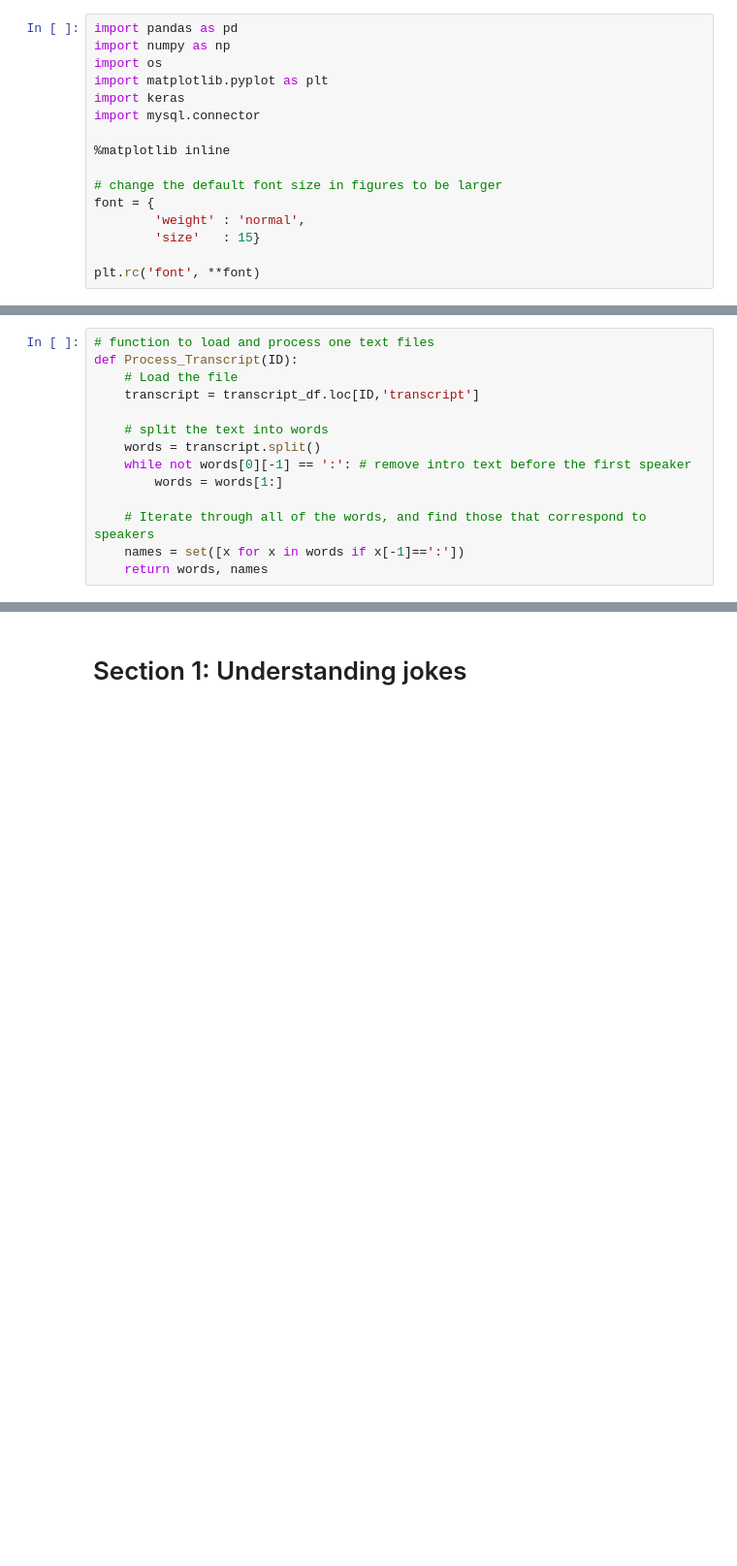
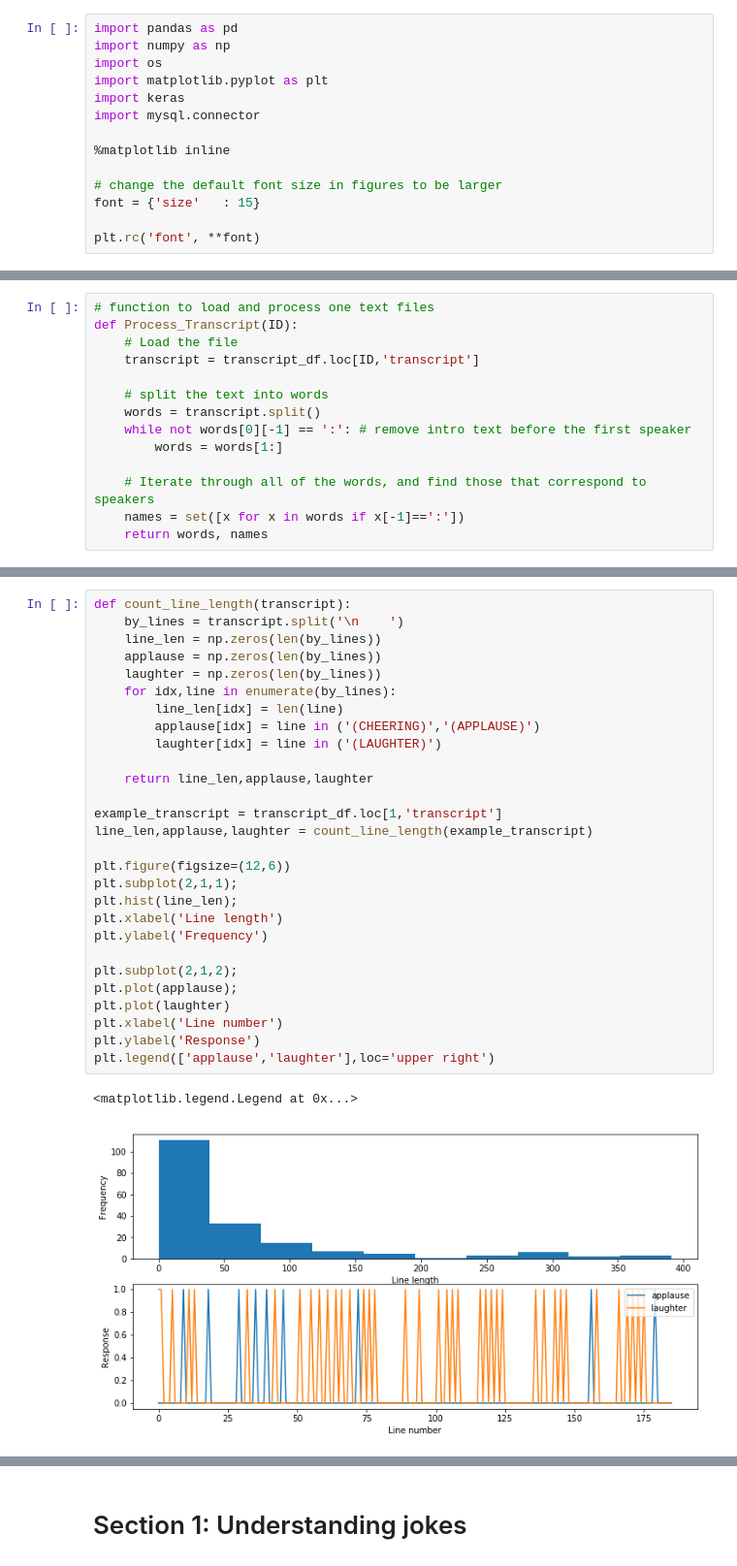
Before and after one commit to coraames/WaitWait, a Jupyter notebook: Wait Wait, Don't Analyze Me!.ipynb, the cells around one changed output, grey strips where cells are left out. Shown: that part at 97% size. Drawn from its saved outputs; the diff is of its cells as text; blank space fills up the shorter version.

```diff
--- a/Wait Wait, Don't Analyze Me!.ipynb
+++ b/Wait Wait, Don't Analyze Me!.ipynb
@@ -24,8 +25,6 @@ import mysql.connector
 %matplotlib inline
 
 # change the default font size in figures to be larger
-font = {
-        'weight' : 'normal',
-        'size'   : 15}
+font = {'size'   : 15}
 
 plt.rc('font', **font)
@@ -74,0 +100,31 @@ def Process_Transcript(ID):
+# %%
+def count_line_length(transcript):
+    by_lines = transcript.split('\n    ')
+    line_len = np.zeros(len(by_lines))
+    applause = np.zeros(len(by_lines))
+    laughter = np.zeros(len(by_lines))
+    for idx,line in enumerate(by_lines):
+        line_len[idx] = len(line)
+        applause[idx] = line in ('(CHEERING)','(APPLAUSE)')
+        laughter[idx] = line in ('(LAUGHTER)')
+
+    return line_len,applause,laughter
+
+example_transcript = transcript_df.loc[1,'transcript']
+line_len,applause,laughter = count_line_length(example_transcript)
+
+plt.figure(figsize=(12,6))
+plt.subplot(2,1,1);
+plt.hist(line_len);
+plt.xlabel('Line length')
+plt.ylabel('Frequency')
+
+plt.subplot(2,1,2);
+plt.plot(applause);
+plt.plot(laughter)
+plt.xlabel('Line number')
+plt.ylabel('Response')
+plt.legend(['applause','laughter'],loc='upper right')
+# %% [output]
+<matplotlib.legend.Legend at 0x...>
+[figure, added]
```
Also changed, not shown: parts of 15 cells of this notebook.
